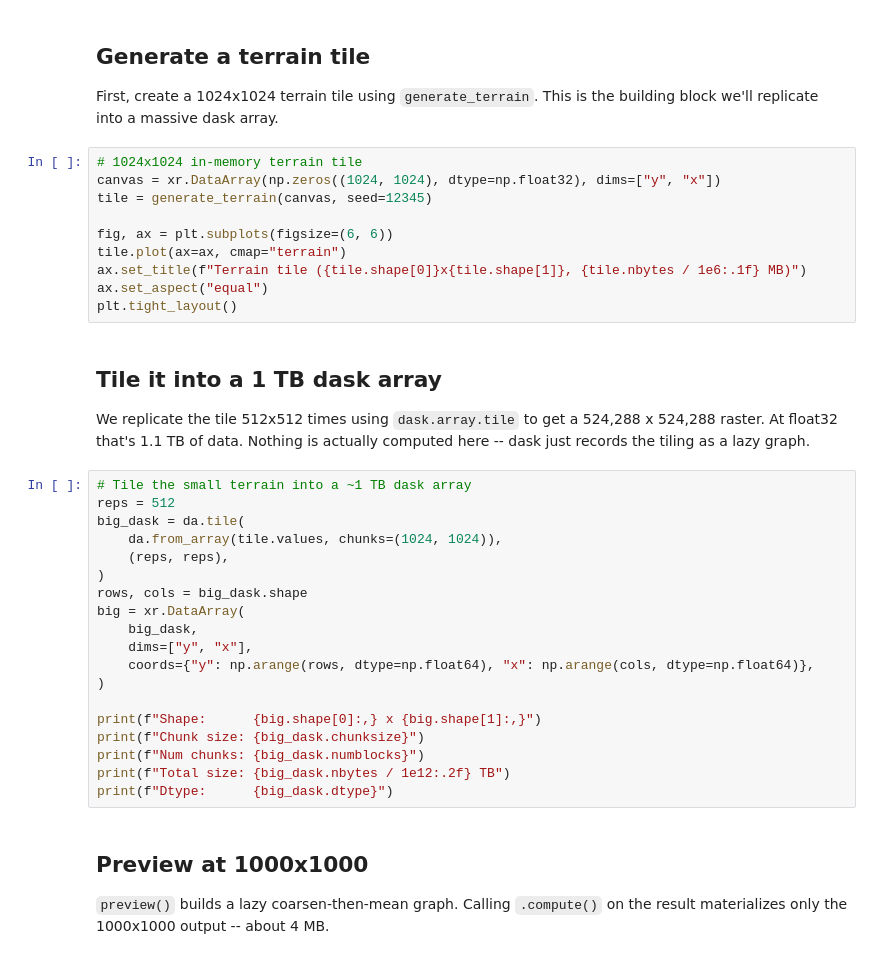
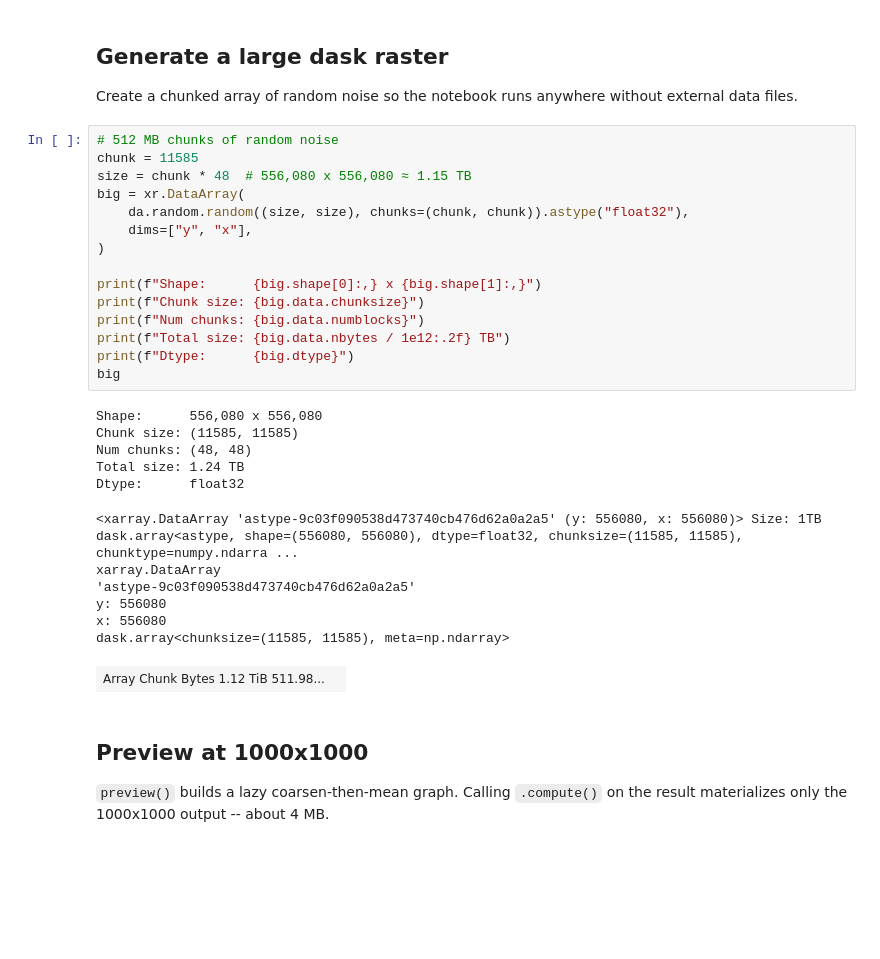
Before and after one commit to makepath/xarray-spatial, a Jupyter notebook: examples/user_guide/26_Preview.ipynb, the cells around one changed output. Saved outputs shown, nothing was run; the diff lists cells and outputs as text; blank space fills up the shorter version.

```diff
--- a/examples/user_guide/26_Preview.ipynb
+++ b/examples/user_guide/26_Preview.ipynb
@@ -28,43 +34,36 @@ client
-# %% [markdown]
-## Generate a terrain tile
-
-First, create a 1024x1024 terrain tile using `generate_terrain`.  This is the
-building block we'll replicate into a massive dask array.
-# %%
-# 1024x1024 in-memory terrain tile
-canvas = xr.DataArray(np.zeros((1024, 1024), dtype=np.float32), dims=["y", "x"])
-tile = generate_terrain(canvas, seed=12345)
-
-fig, ax = plt.subplots(figsize=(6, 6))
-tile.plot(ax=ax, cmap="terrain")
-ax.set_title(f"Terrain tile ({tile.shape[0]}x{tile.shape[1]}, {tile.nbytes / 1e6:.1f} MB)")
-ax.set_aspect("equal")
-plt.tight_layout()
 # %% [markdown]
-## Tile it into a 1 TB dask array
+## Generate a large dask raster
 
-We replicate the tile 512x512 times using `dask.array.tile` to get a
-524,288 x 524,288 raster.  At float32 that's 1.1 TB of data.  Nothing is
-actually computed here -- dask just records the tiling as a lazy graph.
+Create a chunked array of random noise so the notebook runs anywhere without
+external data files.
 # %%
-# Tile the small terrain into a ~1 TB dask array
-reps = 512
-big_dask = da.tile(
-    da.from_array(tile.values, chunks=(1024, 1024)),
-    (reps, reps),
-)
-rows, cols = big_dask.shape
+# 512 MB chunks of random noise
+chunk = 11585
+size = chunk * 48  # 556,080 x 556,080 ≈ 1.15 TB
 big = xr.DataArray(
-    big_dask,
+    da.random.random((size, size), chunks=(chunk, chunk)).astype("float32"),
     dims=["y", "x"],
-    coords={"y": np.arange(rows, dtype=np.float64), "x": np.arange(cols, dtype=np.float64)},
 )
 
 print(f"Shape:      {big.shape[0]:,} x {big.shape[1]:,}")
-print(f"Chunk size: {big_dask.chunksize}")
-print(f"Num chunks: {big_dask.numblocks}")
-print(f"Total size: {big_dask.nbytes / 1e12:.2f} TB")
-print(f"Dtype:      {big_dask.dtype}")
+print(f"Chunk size: {big.data.chunksize}")
+print(f"Num chunks: {big.data.numblocks}")
+print(f"Total size: {big.data.nbytes / 1e12:.2f} TB")
+print(f"Dtype:      {big.dtype}")
+big
+# %% [output]
+Shape:      556,080 x 556,080
+Chunk size: (11585, 11585)
+Num chunks: (48, 48)
+Total size: 1.24 TB
+Dtype:      float32
+<xarray.DataArray 'astype-9c03f090538d473740cb476d62a0a2a5' (y: 556080, x: 556080)> Size: 1TB dask.array<astype, shape=(556080, 556080), dtype=float32, chunksize=(11585, 11585), chunktype=numpy.ndarra ...
+xarray.DataArray
+'astype-9c03f090538d473740cb476d62a0a2a5'
+y: 556080
+x: 556080
+dask.array<chunksize=(11585, 11585), meta=np.ndarray>
+| Array Chunk Bytes 1.12 TiB 511.98... |  |
 # %% [markdown]
 ## Preview at 1000x1000
 
```
Also changed, not shown: parts of 9 cells of this notebook, 1 other file.
